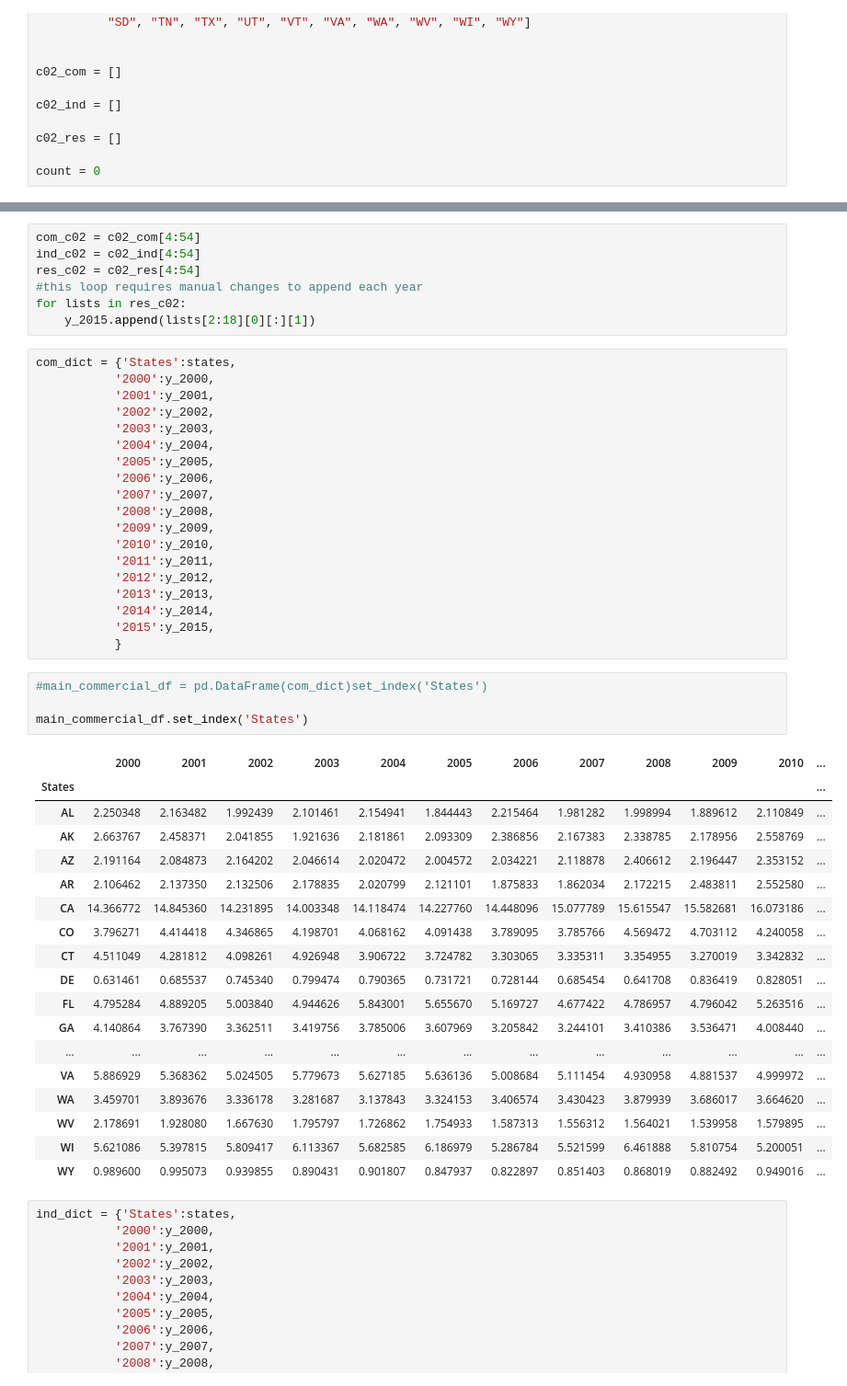
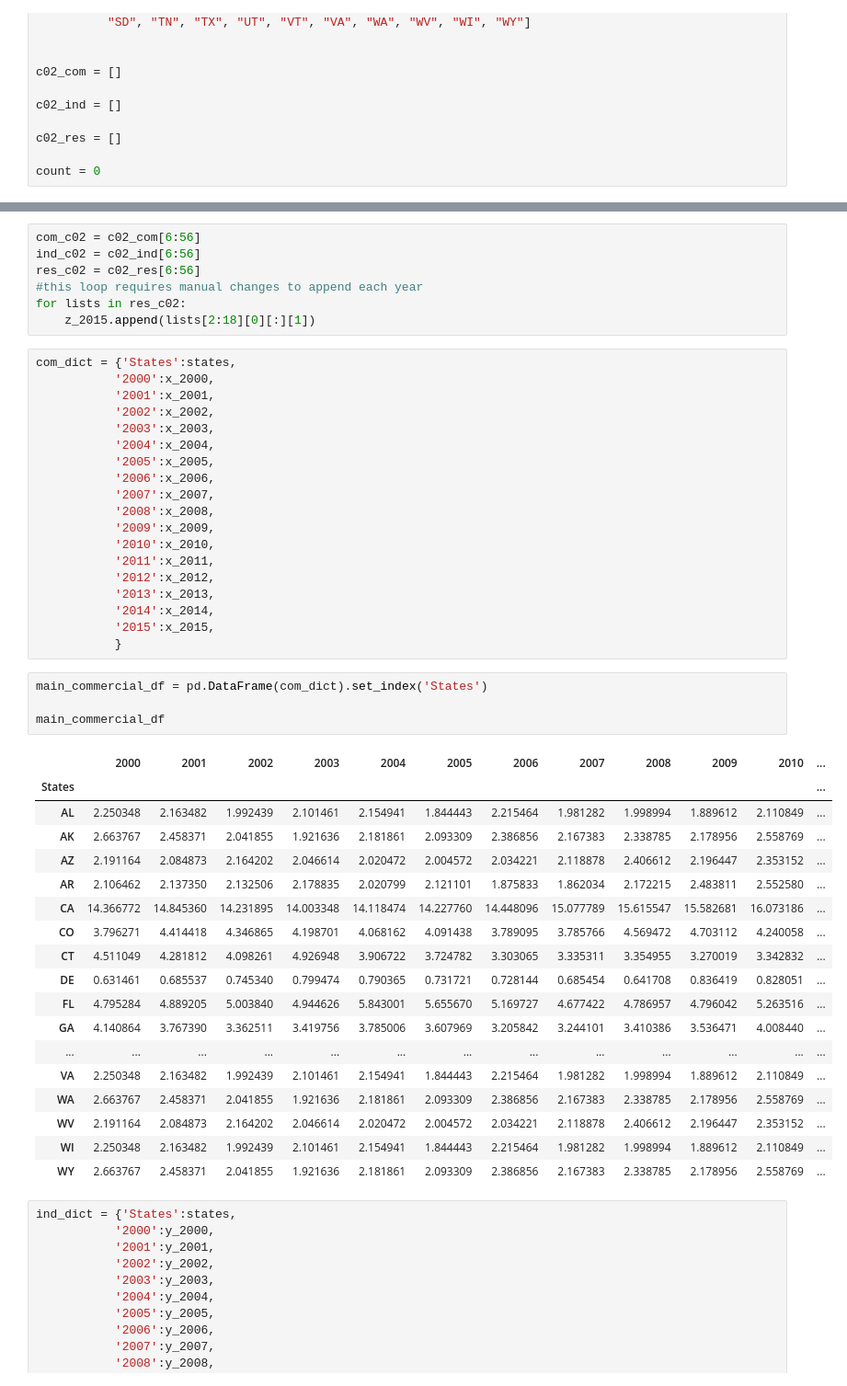
Before and after one commit to MabelDS89/Project-1, a Jupyter notebook: c02_comm_ind_res.ipynb, the cells around one changed output, grey strips where cells are left out. Shown at 92% size. Saved outputs shown, nothing was run; the diff lists cells and outputs as text.

```diff
--- a/c02_comm_ind_res.ipynb
+++ b/c02_comm_ind_res.ipynb
@@ -62,52 +99,52 @@ y_2015 = []
 # %%
-com_c02 = c02_com[4:54]
-ind_c02 = c02_ind[4:54]
-res_c02 = c02_res[4:54]
+com_c02 = c02_com[6:56]
+ind_c02 = c02_ind[6:56]
+res_c02 = c02_res[6:56]
 #this loop requires manual changes to append each year
 for lists in res_c02:
-    y_2015.append(lists[2:18][0][:][1])
+    z_2015.append(lists[2:18][0][:][1])
 # %%
 com_dict = {'States':states,
-           '2000':y_2000,
-           '2001':y_2001,
-           '2002':y_2002,
-           '2003':y_2003,
-           '2004':y_2004,
-           '2005':y_2005,
-           '2006':y_2006,
-           '2007':y_2007,
-           '2008':y_2008,
-           '2009':y_2009,
-           '2010':y_2010,
-           '2011':y_2011,
-           '2012':y_2012,
-           '2013':y_2013,
-           '2014':y_2014,
-           '2015':y_2015,
+           '2000':x_2000,
+           '2001':x_2001,
+           '2002':x_2002,
+           '2003':x_2003,
+           '2004':x_2004,
+           '2005':x_2005,
+           '2006':x_2006,
+           '2007':x_2007,
+           '2008':x_2008,
+           '2009':x_2009,
+           '2010':x_2010,
+           '2011':x_2011,
+           '2012':x_2012,
+           '2013':x_2013,
+           '2014':x_2014,
+           '2015':x_2015,
            }
 # %%
-#main_commercial_df = pd.DataFrame(com_dict)set_index('States')
+main_commercial_df = pd.DataFrame(com_dict).set_index('States')
 
-main_commercial_df.set_index('States')
+main_commercial_df
 # %% [output]
 |  | 2000 | 2001 | 2002 | 2003 | 2004 | 2005 | 2006 | 2007 | 2008 | 2009 | 2010 | ... |
 | States |  |  |  |  |  |  |  |  |  |  |  | ... |
 | AL | 2.250348 | 2.163482 | 1.992439 | 2.101461 | 2.154941 | 1.844443 | 2.215464 | 1.981282 | 1.998994 | 1.889612 | 2.110849 | ... |
 | AK | 2.663767 | 2.458371 | 2.041855 | 1.921636 | 2.181861 | 2.093309 | 2.386856 | 2.167383 | 2.338785 | 2.178956 | 2.558769 | ... |
 | AZ | 2.191164 | 2.084873 | 2.164202 | 2.046614 | 2.020472 | 2.004572 | 2.034221 | 2.118878 | 2.406612 | 2.196447 | 2.353152 | ... |
 | AR | 2.106462 | 2.137350 | 2.132506 | 2.178835 | 2.020799 | 2.121101 | 1.875833 | 1.862034 | 2.172215 | 2.483811 | 2.552580 | ... |
 | CA | 14.366772 | 14.845360 | 14.231895 | 14.003348 | 14.118474 | 14.227760 | 14.448096 | 15.077789 | 15.615547 | 15.582681 | 16.073186 | ... |
 | CO | 3.796271 | 4.414418 | 4.346865 | 4.198701 | 4.068162 | 4.091438 | 3.789095 | 3.785766 | 4.569472 | 4.703112 | 4.240058 | ... |
 | CT | 4.511049 | 4.281812 | 4.098261 | 4.926948 | 3.906722 | 3.724782 | 3.303065 | 3.335311 | 3.354955 | 3.270019 | 3.342832 | ... |
 | DE | 0.631461 | 0.685537 | 0.745340 | 0.799474 | 0.790365 | 0.731721 | 0.728144 | 0.685454 | 0.641708 | 0.836419 | 0.828051 | ... |
 | FL | 4.795284 | 4.889205 | 5.003840 | 4.944626 | 5.843001 | 5.655670 | 5.169727 | 4.677422 | 4.786957 | 4.796042 | 5.263516 | ... |
 | GA | 4.140864 | 3.767390 | 3.362511 | 3.419756 | 3.785006 | 3.607969 | 3.205842 | 3.244101 | 3.410386 | 3.536471 | 4.008440 | ... |
 | ... | ... | ... | ... | ... | ... | ... | ... | ... | ... | ... | ... | ... |
-| VA | 5.886929 | 5.368362 | 5.024505 | 5.779673 | 5.627185 | 5.636136 | 5.008684 | 5.111454 | 4.930958 | 4.881537 | 4.999972 | ... |
-| WA | 3.459701 | 3.893676 | 3.336178 | 3.281687 | 3.137843 | 3.324153 | 3.406574 | 3.430423 | 3.879939 | 3.686017 | 3.664620 | ... |
-| WV | 2.178691 | 1.928080 | 1.667630 | 1.795797 | 1.726862 | 1.754933 | 1.587313 | 1.556312 | 1.564021 | 1.539958 | 1.579895 | ... |
-| WI | 5.621086 | 5.397815 | 5.809417 | 6.113367 | 5.682585 | 6.186979 | 5.286784 | 5.521599 | 6.461888 | 5.810754 | 5.200051 | ... |
-| WY | 0.989600 | 0.995073 | 0.939855 | 0.890431 | 0.901807 | 0.847937 | 0.822897 | 0.851403 | 0.868019 | 0.882492 | 0.949016 | ... |
+| VA | 2.250348 | 2.163482 | 1.992439 | 2.101461 | 2.154941 | 1.844443 | 2.215464 | 1.981282 | 1.998994 | 1.889612 | 2.110849 | ... |
+| WA | 2.663767 | 2.458371 | 2.041855 | 1.921636 | 2.181861 | 2.093309 | 2.386856 | 2.167383 | 2.338785 | 2.178956 | 2.558769 | ... |
+| WV | 2.191164 | 2.084873 | 2.164202 | 2.046614 | 2.020472 | 2.004572 | 2.034221 | 2.118878 | 2.406612 | 2.196447 | 2.353152 | ... |
+| WI | 2.250348 | 2.163482 | 1.992439 | 2.101461 | 2.154941 | 1.844443 | 2.215464 | 1.981282 | 1.998994 | 1.889612 | 2.110849 | ... |
+| WY | 2.663767 | 2.458371 | 2.041855 | 1.921636 | 2.181861 | 2.093309 | 2.386856 | 2.167383 | 2.338785 | 2.178956 | 2.558769 | ... |
 # %%
 ind_dict = {'States':states,
            '2000':y_2000,
```
Also changed, not shown: parts of 8 cells of this notebook, 4 other files.
